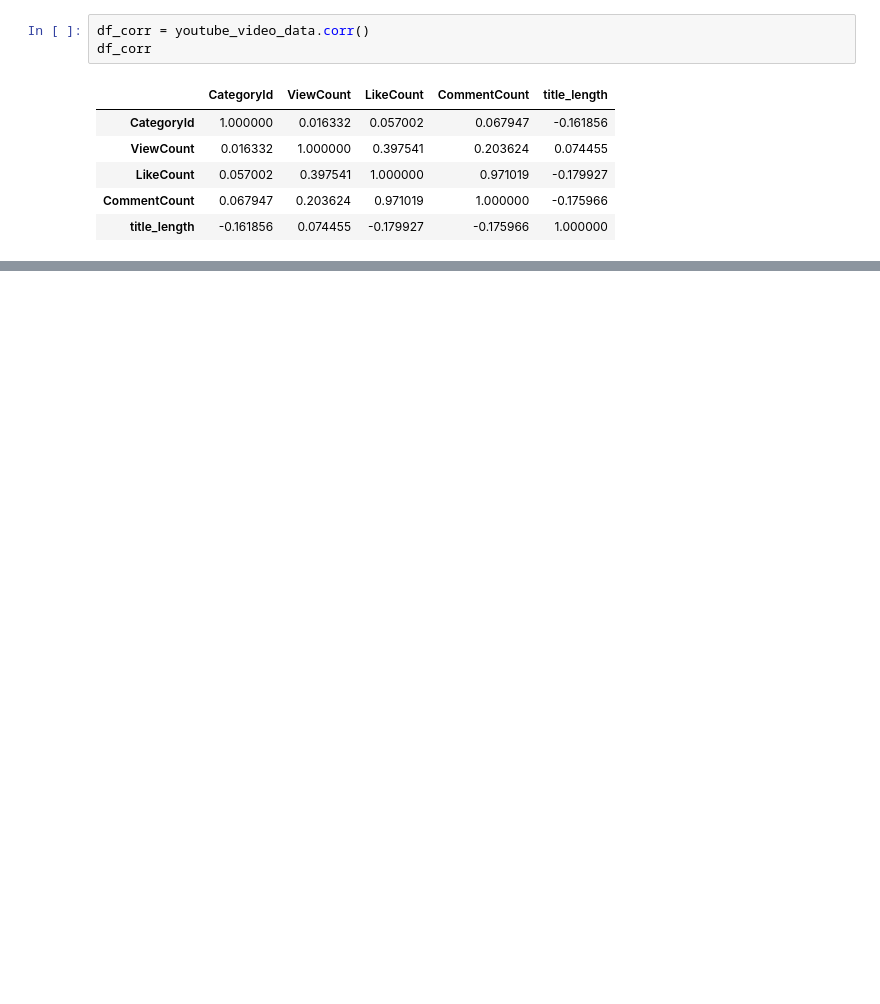
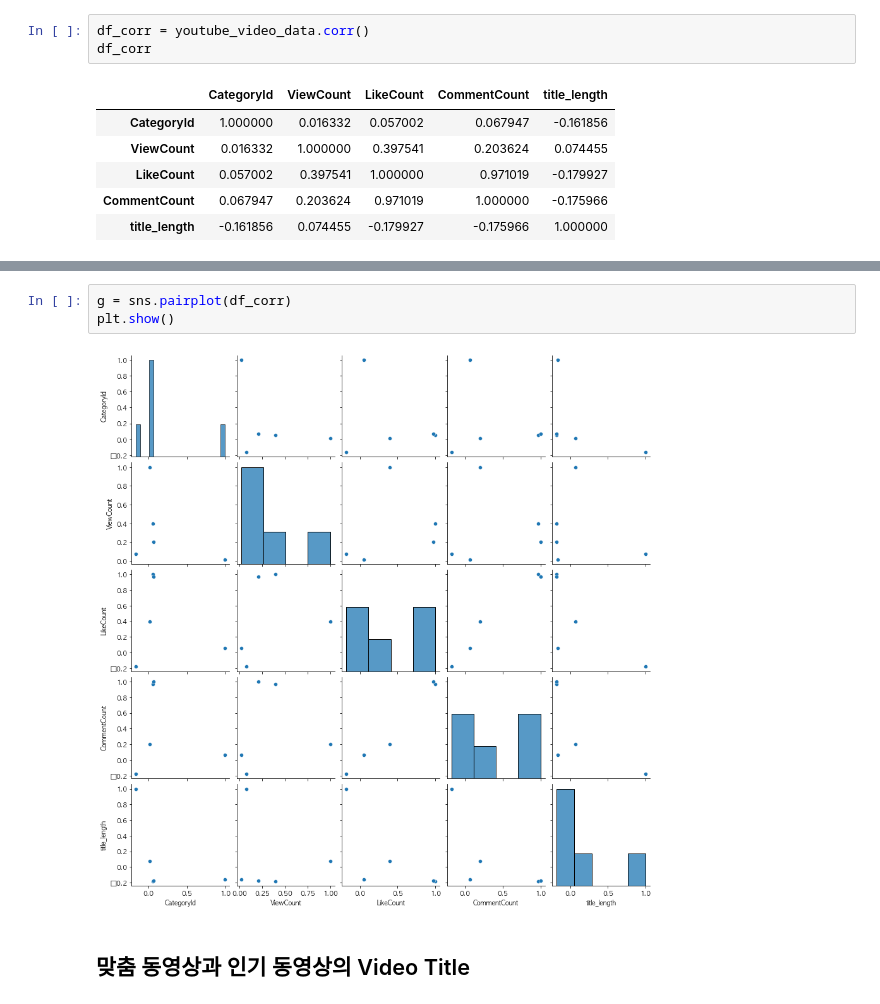
Before and after one commit to enjoy89/data_analysis_programming, a Jupyter notebook: project.ipynb, the cells around one changed output, grey strips where cells are left out. Drawn from its saved outputs; the diff is of its cells as text; blank space fills up the shorter version.

```diff
--- a/project.ipynb
+++ b/project.ipynb
@@ -362,0 +366,7 @@ _ = ax.set(xlabel="Views", ylabel="Title Length")
+# %%
+g = sns.pairplot(df_corr)
+plt.show()
+# %% [output]
+[figure, added]
+# %% [markdown]
+## 맞춤 동영상과 인기 동영상의 Video Title
```
Also changed, not shown: parts of 10 cells of this notebook.
